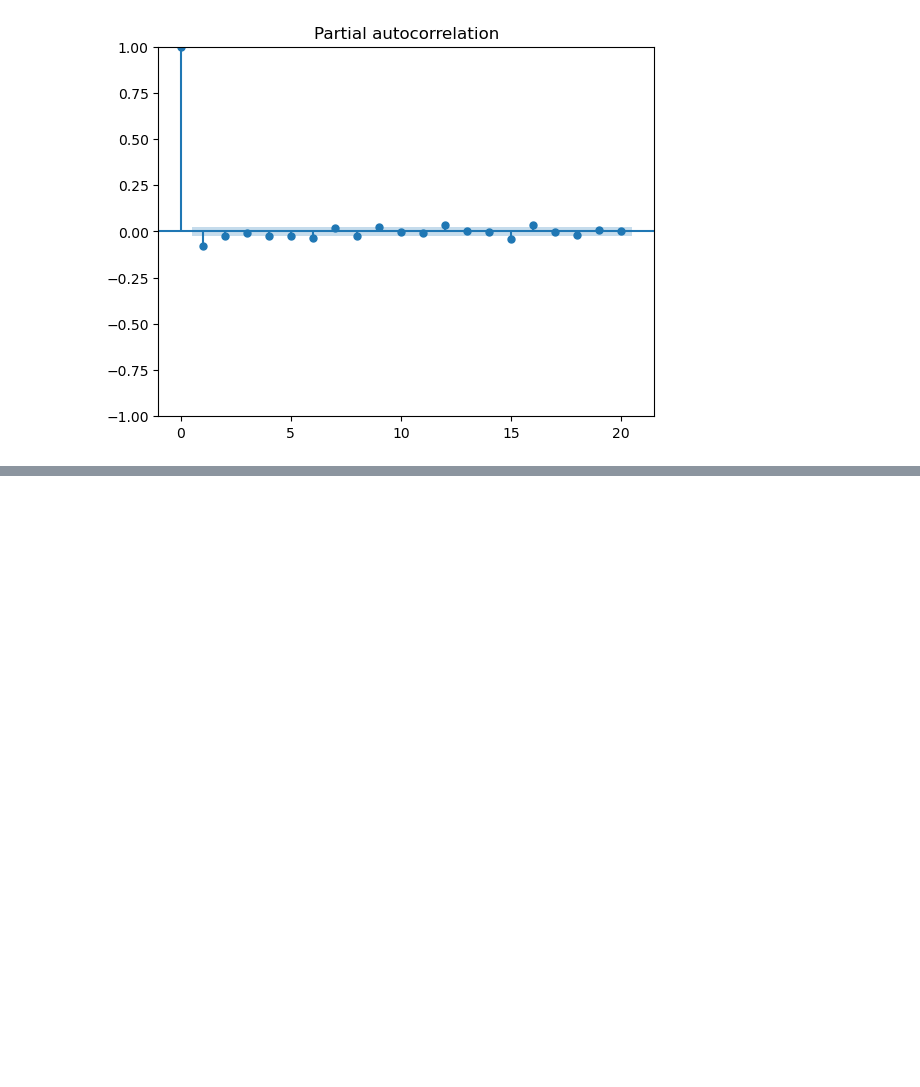
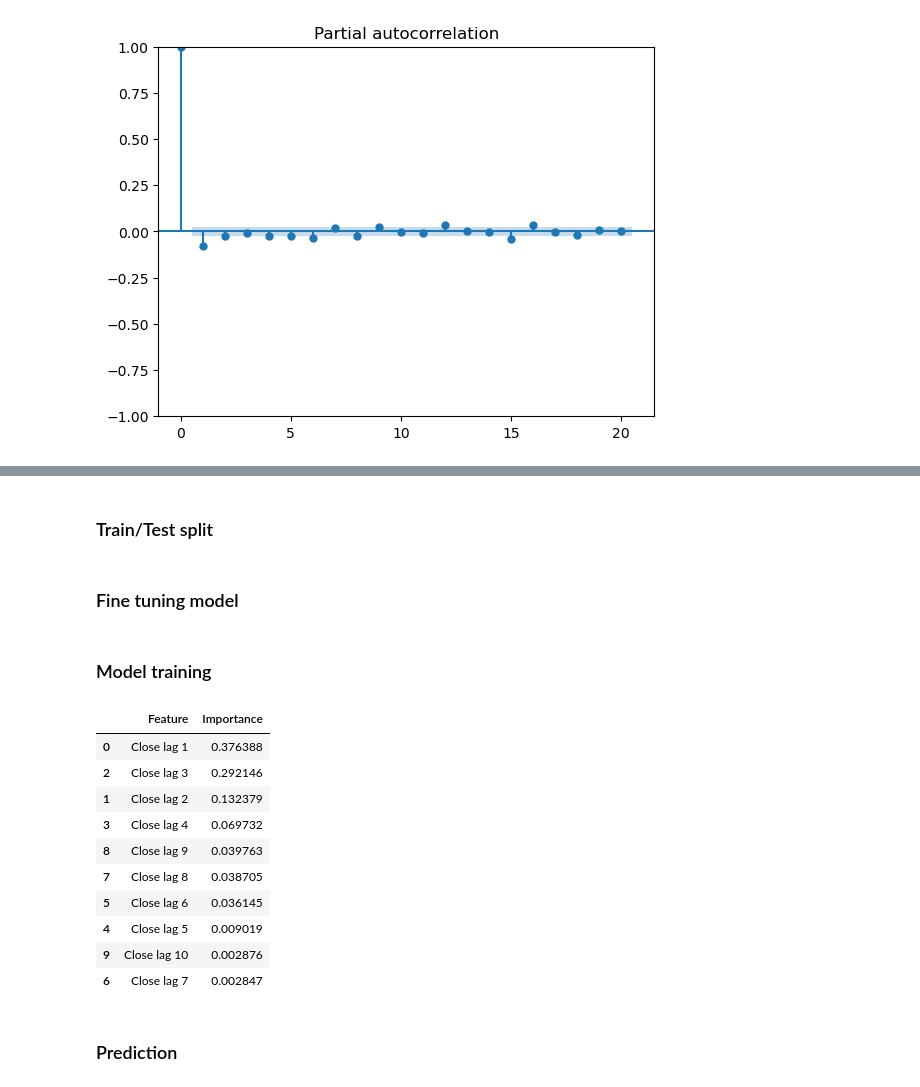
Before and after one commit to lohenrotte/stocks-forecasting, a Jupyter notebook: src/main.ipynb, the cells around one changed output, grey strips where cells are left out. Drawn from its saved outputs; the diff is of its cells as text; code cells hidden in the pictures; blank space fills up the shorter version.

```diff
--- a/src/main.ipynb
+++ b/src/main.ipynb
@@ -278,0 +285,19 @@ plt.show()
+# %% [markdown]
+### Train/Test split
+# %%
+# Generate lag features
+n_lags = 10
+lag_features_dict = create_lags(df_return, 'Close', n_lags)
+df_lag = df_return.assign(**lag_features_dict)
+df_lag.dropna(inplace=True)
+
+# Split the data into training and testing sets
+frac = 0.7
+split_id = int(len(df) * frac)
+df_train = df_lag.iloc[:split_id]
+df_test = df_lag.iloc[split_id:]
+
+# Features of interest
+features = lag_features_dict.keys()
+# %% [markdown]
+### Fine tuning model
@@ -278,0 +339,32 @@ plt.show()
+# %% [markdown]
+### Model training
+# %%
+# Random forest model
+# model = RandomForestRegressor(n_estimators=50, max_depth=30, min_samples_split=5, random_state=42)
+# model.fit(df_train[features], df_train['Close'])
+
+# XGBoost model
+model = xgb.XGBRegressor(n_estimators=200, min_child_weight=5, max_depth=5, learning_rate=0.05, gamma=0.2, colsample_bytree=0.7)
+model.fit(df_train[features], df_train['Close'])
+
+# Get feature importances
+importances = model.feature_importances_
+feature_importance_df = pd.DataFrame({
+    'Feature': features,
+    'Importance': importances
+}).sort_values(by='Importance', ascending=False)
+feature_importance_df
+# %% [output]
+|  | Feature | Importance |
+| 0 | Close lag 1 | 0.376388 |
+| 2 | Close lag 3 | 0.292146 |
+| 1 | Close lag 2 | 0.132379 |
+| 3 | Close lag 4 | 0.069732 |
+| 8 | Close lag 9 | 0.039763 |
+| 7 | Close lag 8 | 0.038705 |
+| 5 | Close lag 6 | 0.036145 |
+| 4 | Close lag 5 | 0.009019 |
+| 9 | Close lag 10 | 0.002876 |
+| 6 | Close lag 7 | 0.002847 |
+# %% [markdown]
+### Prediction
```
Also changed, not shown: parts of 7 cells of this notebook.
